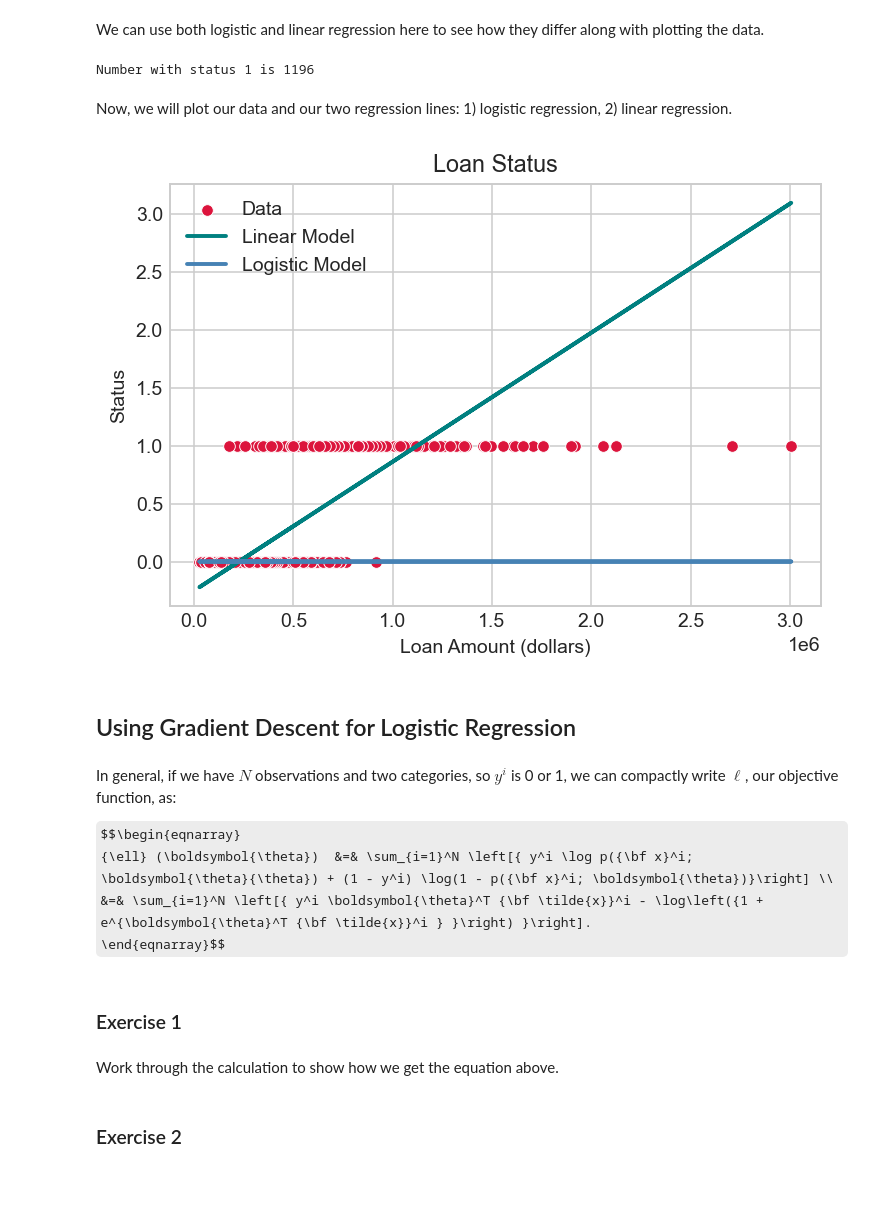
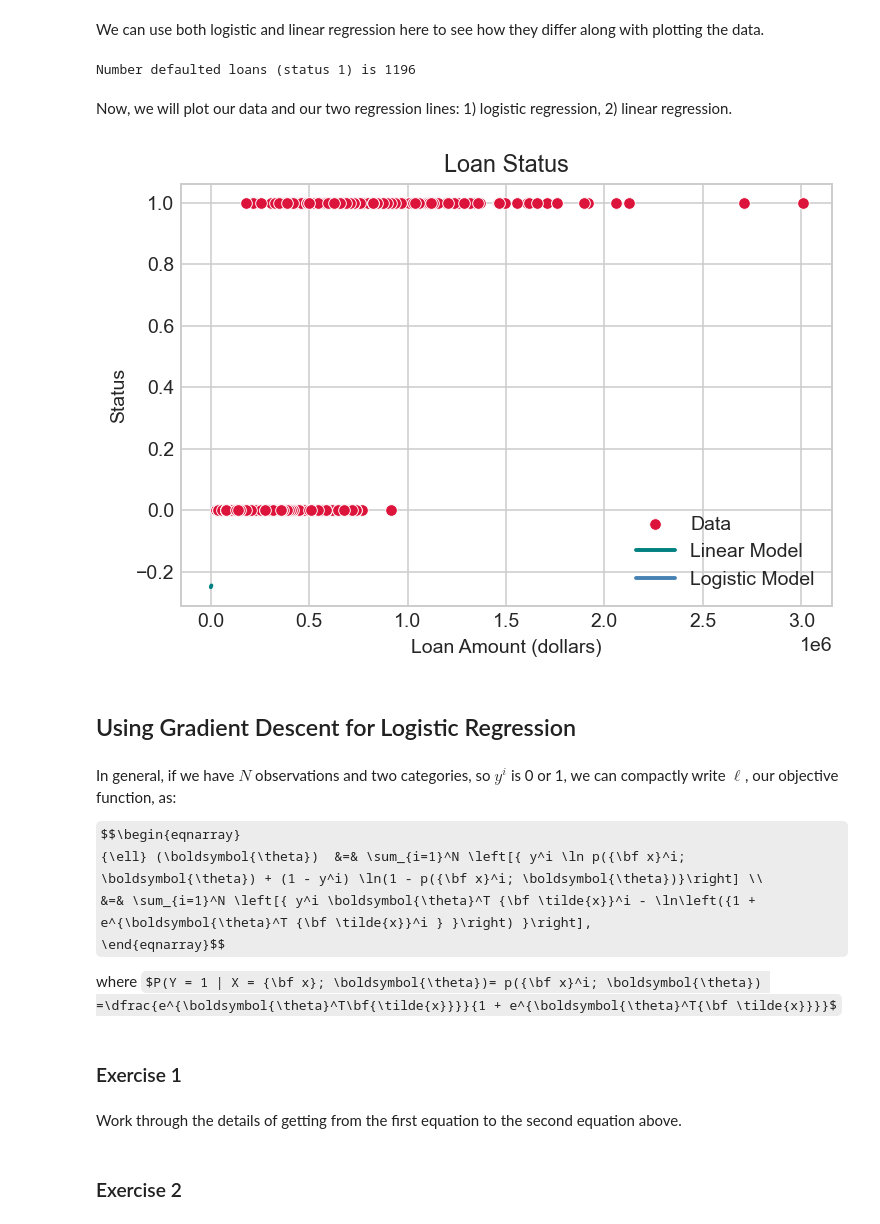
Before and after one commit to cedholm/Gradient-descent-methods-in-machine-learning, a Jupyter notebook: Lesson-4-Logistic-Regression.ipynb, the cells around one changed output. Saved outputs shown, nothing was run; the diff lists cells and outputs as text; code cells hidden in the pictures; some formulas as TeX source; blank space fills up the shorter version.

Commit message:
Added more graphs and got gradient descent to run

```diff
--- a/Lesson-4-Logistic-Regression.ipynb
+++ b/Lesson-4-Logistic-Regression.ipynb
@@ -98,13 +98,14 @@ predictors = ['loan_amount', 'income']
 x = df[predictors]
 y = df['status']
 
-print('Number with status 1 is', np.count_nonzero(y.values))
+print('Number defaulted loans (status 1) is', np.count_nonzero(y.values))
 
 #statusPredLogReg = LogisticRegression().fit(x, y)
-statusPredLinReg = LinearRegression().fit(x, y)
+#statusPredLinReg = LinearRegression().fit(x, y)
 
 # Run linear regression program, output is heightPred
-statusLogRegModel = LogisticRegression(penalty = 'l2', C=1000, solver='liblinear', tol=0.01).fit(x, y)
+statusLogRegModel = LogisticRegression().fit(x, y)
+#statusLogRegModel = LogisticRegression(penalty = 'l2', C=1000, solver='liblinear', tol=0.01).fit(x, y)
 statusLinRegModel = LinearRegression().fit(x, y)
 
 # Print out thetas
@@ -114,55 +115,63 @@ statusLinRegModel = LinearRegression().fit(x, y)
 # Print out predictions for values in x
 #print(heightPred.predict(x))
 # %% [output]
-Number with status 1 is 1196
+Number defaulted loans (status 1) is 1196
 # %% [markdown]
 Now, we will plot our data and our two regression lines: 1) logistic regression, 2) linear regression.
 # %%
 # Plot both the data and the new line
 
-statusPred_LinReg = statusLinRegModel.predict(x)
-statusPred_LogReg = statusLogRegModel.predict(x)
-
 #print(statusPred_LogReg)
 #print(np.count_nonzero(statusPred_LogReg))
+
+possibleValuesloanAmount = np.linspace(0, 3000, 200)
+possibleValuesIncome = np.linspace(20000, 120000, 200)
+
+possibleValues = np.column_stack((possibleValuesloanAmount, possibleValuesIncome))
+
+
+statusPred_LinReg = statusLinRegModel.predict(possibleValues)
+statusPred_LogReg = statusLogRegModel.predict(possibleValues)
 
 
 # Make figure size
 fig = plt.figure(dpi = 140)
 
 # Plot data
 sns.scatterplot(data=df, x='loan_amount', y='status', color='crimson', label = 'Data')
 #df.plot(x = 'loan_amount', y = 'status', kind = 'scatter', color = 'crimson', label = 'Data')
 # Plot linear model
-plt.plot(df['loan_amount'], defaultPred_LinReg, color = 'teal', linewidth = 2, label = 'Linear Model')
+plt.plot(possibleValuesloanAmount, statusPred_LinReg, '', color = 'teal', linewidth = 2, label = 'Linear Model')
 # Plot logistic model
-plt.plot(df['loan_amount'], defaultPred_LogReg, color = 'steelblue', linewidth = 2, label = 'Logistic Model')
+plt.plot(possibleValuesloanAmount, statusPred_LogReg, '', color = 'steelblue', linewidth = 2, label = 'Logistic Model')
 
 # Label axes + title
 plt.xlabel('Loan Amount (dollars)')
 plt.ylabel('Status')
 plt.title('Loan Status')
 
 # Add legend
 plt.legend()
 
 # Show the plot
 plt.show()
 # %% [output]
-[figure, old version]
+[figure, new version]
 # %% [markdown]
 ## Using Gradient Descent for Logistic Regression
 # %% [markdown]
 In  general, if we have $N$ observations and two categories, so $y^i$ is 0 or 1, we can compactly write ${\ell}$, our objective function, as:
 
 $$\begin{eqnarray}
-{\ell} (\boldsymbol{\theta})  &=& \sum_{i=1}^N \left[{ y^i \log p({\bf x}^i; \boldsymbol{\theta}{\theta}) + (1 - y^i) \log(1 - p({\bf x}^i; \boldsymbol{\theta})}\right] \\
-&=& \sum_{i=1}^N \left[{ y^i \boldsymbol{\theta}^T {\bf \tilde{x}}^i - \log\left({1 + e^{\boldsymbol{\theta}^T {\bf \tilde{x}}^i } }\right) }\right].
+{\ell} (\boldsymbol{\theta})  &=& \sum_{i=1}^N \left[{ y^i \ln p({\bf x}^i; \boldsymbol{\theta}) + (1 - y^i) \ln(1 - p({\bf x}^i; \boldsymbol{\theta})}\right] \\
+&=& \sum_{i=1}^N \left[{ y^i \boldsymbol{\theta}^T {\bf \tilde{x}}^i - \ln\left({1 + e^{\boldsymbol{\theta}^T {\bf \tilde{x}}^i } }\right) }\right],
 \end{eqnarray}$$
+
+where $P(Y = 1 | X = {\bf x}; \boldsymbol{\theta})= p({\bf x}^i; \boldsymbol{\theta}) =\dfrac{e^{\boldsymbol{\theta}^T\bf{\tilde{x}}}}{1 + e^{\boldsymbol{\theta}^T{\bf \tilde{x}}}}$
 # %% [markdown]
 ### Exercise 1
 # %% [markdown]
-Work through the calculation to show how we get the equation above.
+Work through the details of getting from the first equation to the second equation above.
 # %% [markdown]
 ### Exercise 2
 # %% [markdown]
```
Also changed, not shown: parts of 35 cells of this notebook, 2 other files.
